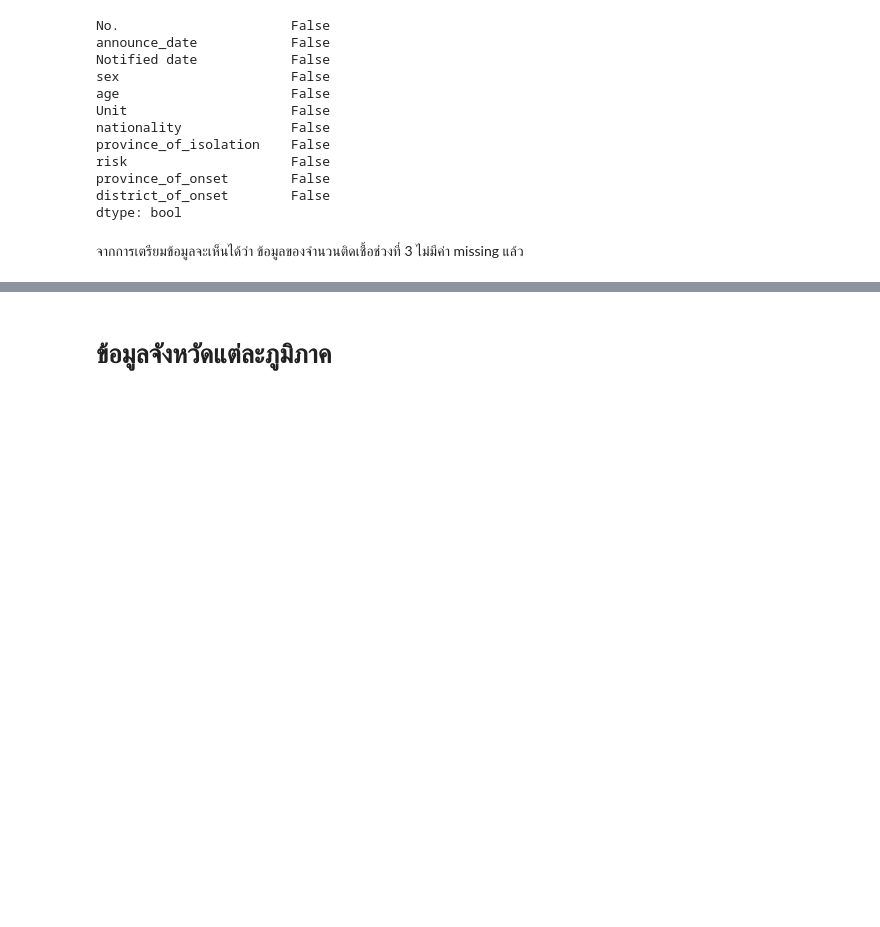
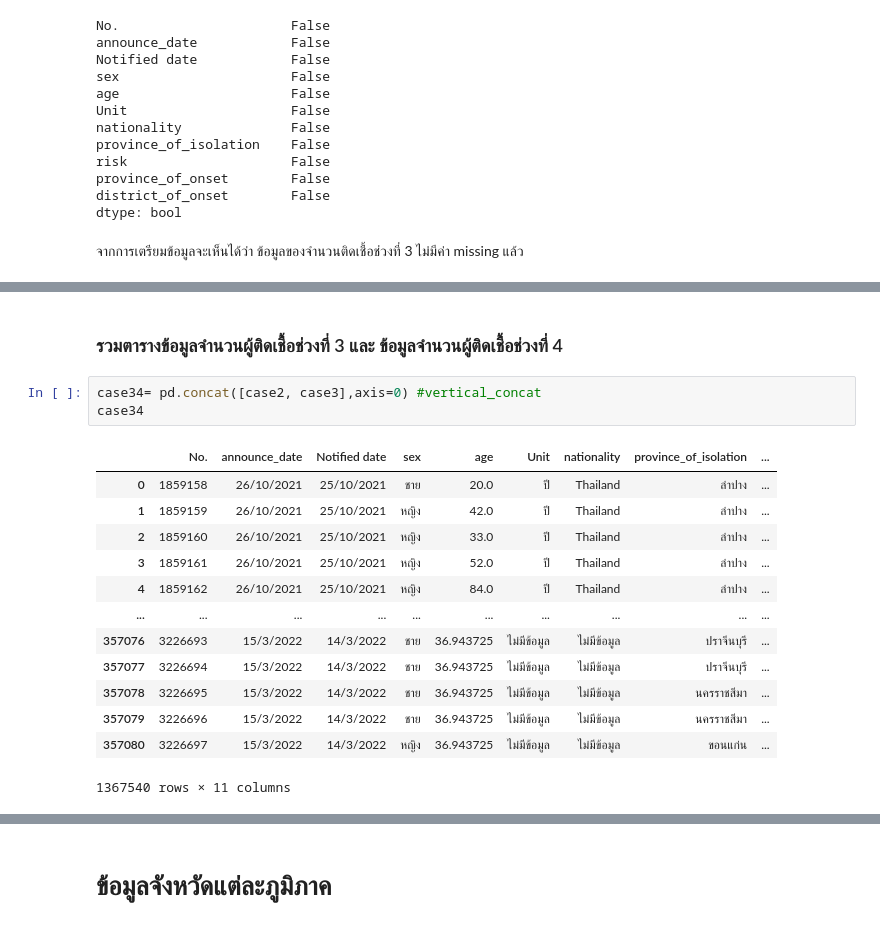
Before and after one commit to Octa-p/data_viz_2022, a Jupyter notebook: Final_Project.ipynb, the cells around one changed output, grey strips where cells are left out. Saved outputs shown, nothing was run; the diff lists cells and outputs as text; blank space fills up the shorter version.

```diff
--- a/Final_Project.ipynb
+++ b/Final_Project.ipynb
@@ -423,0 +440,19 @@ case12
+# %% [markdown]
+### รวมตารางข้อมูลจำนวนผู้ติดเชื้อช่วงที่ 3 และ ข้อมูลจำนวนผู้ติดเชื้อช่วงที่ 4
+# %%
+case34= pd.concat([case2, case3],axis=0) #vertical_concat
+case34
+# %% [output]
+|  | No. | announce_date | Notified date | sex | age | Unit | nationality | province_of_isolation | ... |
+| 0 | 1859158 | 26/10/2021 | 25/10/2021 | ชาย | 20.0 | ปี | Thailand | ลำปาง | ... |
+| 1 | 1859159 | 26/10/2021 | 25/10/2021 | หญิง | 42.0 | ปี | Thailand | ลำปาง | ... |
+| 2 | 1859160 | 26/10/2021 | 25/10/2021 | หญิง | 33.0 | ปี | Thailand | ลำปาง | ... |
+| 3 | 1859161 | 26/10/2021 | 25/10/2021 | หญิง | 52.0 | ปี | Thailand | ลำปาง | ... |
+| 4 | 1859162 | 26/10/2021 | 25/10/2021 | หญิง | 84.0 | ปี | Thailand | ลำปาง | ... |
+| ... | ... | ... | ... | ... | ... | ... | ... | ... | ... |
+| 357076 | 3226693 | 15/3/2022 | 14/3/2022 | ชาย | 36.943725 | ไม่มีข้อมูล | ไม่มีข้อมูล | ปราจีนบุรี | ... |
+| 357077 | 3226694 | 15/3/2022 | 14/3/2022 | ชาย | 36.943725 | ไม่มีข้อมูล | ไม่มีข้อมูล | ปราจีนบุรี | ... |
+| 357078 | 3226695 | 15/3/2022 | 14/3/2022 | ชาย | 36.943725 | ไม่มีข้อมูล | ไม่มีข้อมูล | นครราชสีมา | ... |
+| 357079 | 3226696 | 15/3/2022 | 14/3/2022 | ชาย | 36.943725 | ไม่มีข้อมูล | ไม่มีข้อมูล | นครราชสีมา | ... |
+| 357080 | 3226697 | 15/3/2022 | 14/3/2022 | หญิง | 36.943725 | ไม่มีข้อมูล | ไม่มีข้อมูล | ขอนแก่น | ... |
+1367540 rows × 11 columns
```
Also changed, not shown: parts of 9 cells of this notebook.
